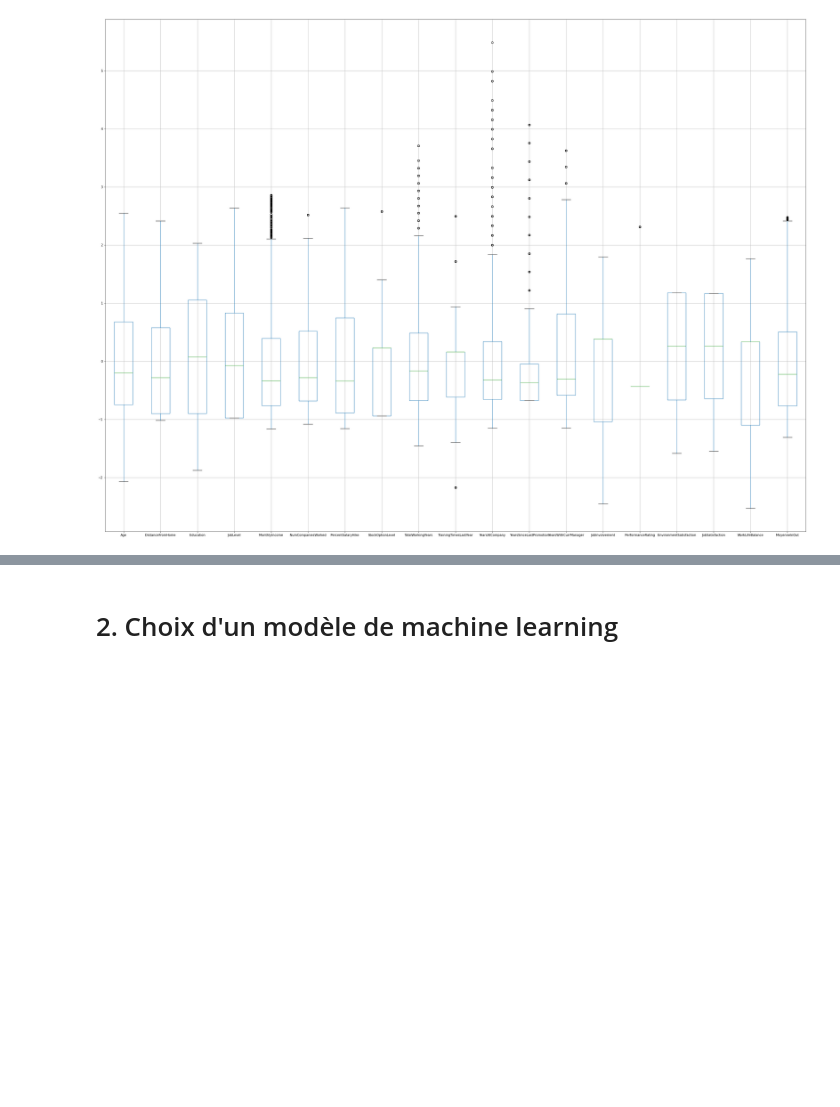
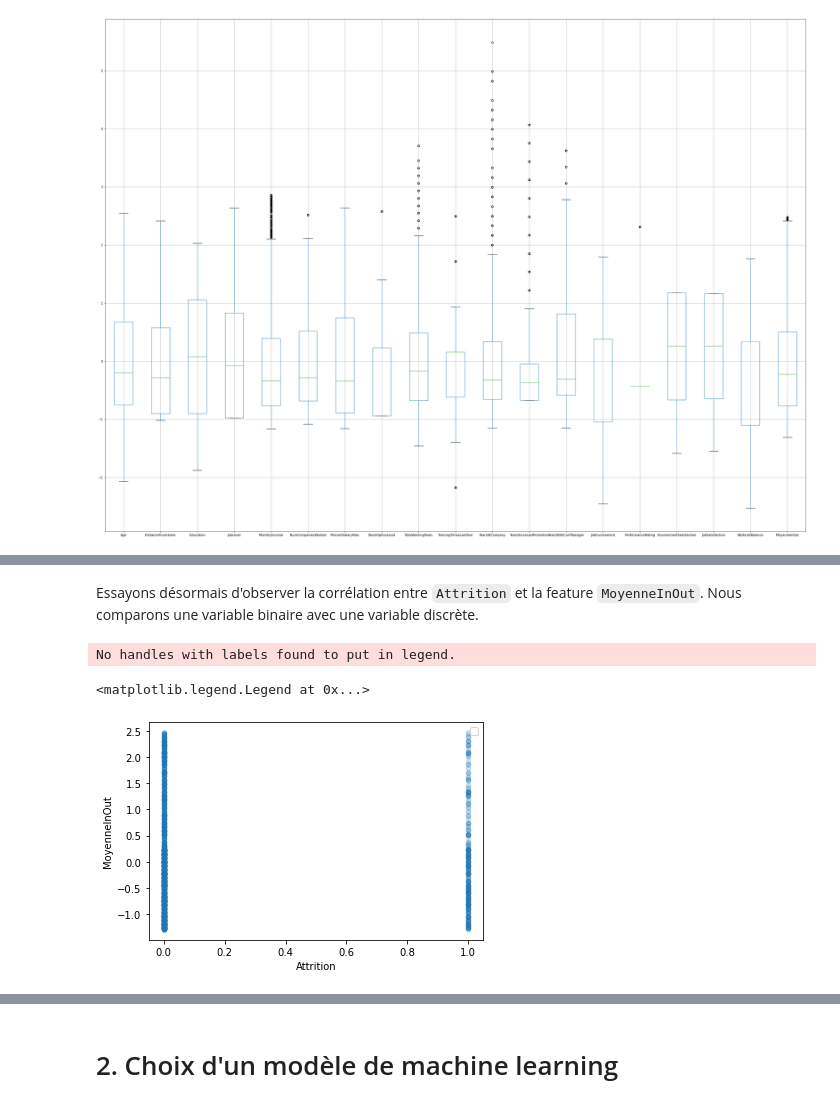
Before and after one commit to Ugo-Girard-Tissier/Projet-IA, a Jupyter notebook: Projet IA.ipynb, the cells around one changed output, grey strips where cells are left out. Saved outputs shown, nothing was run; the diff lists cells and outputs as text; code cells hidden in the pictures; blank space fills up the shorter version.

```diff
--- a/Projet IA.ipynb
+++ b/Projet IA.ipynb
@@ -466,0 +567,10 @@ train_set_features_prepared_pd.boxplot(train_set_features_num, figsize=(40,30))
+# %% [markdown]
+Essayons désormais d'observer la corrélation entre `Attrition` et la feature `MoyenneInOut`. Nous comparons une variable binaire avec une variable discrète.
+# %%
+result_train_set.plot(kind="scatter", x="Attrition", y="MoyenneInOut", alpha=0.1,
+    sharex=False)
+plt.legend()
+# %% [output]
+No handles with labels found to put in legend.
+<matplotlib.legend.Legend at 0x...>
+[figure, added]
```
Also changed, not shown: parts of 28 cells of this notebook.
